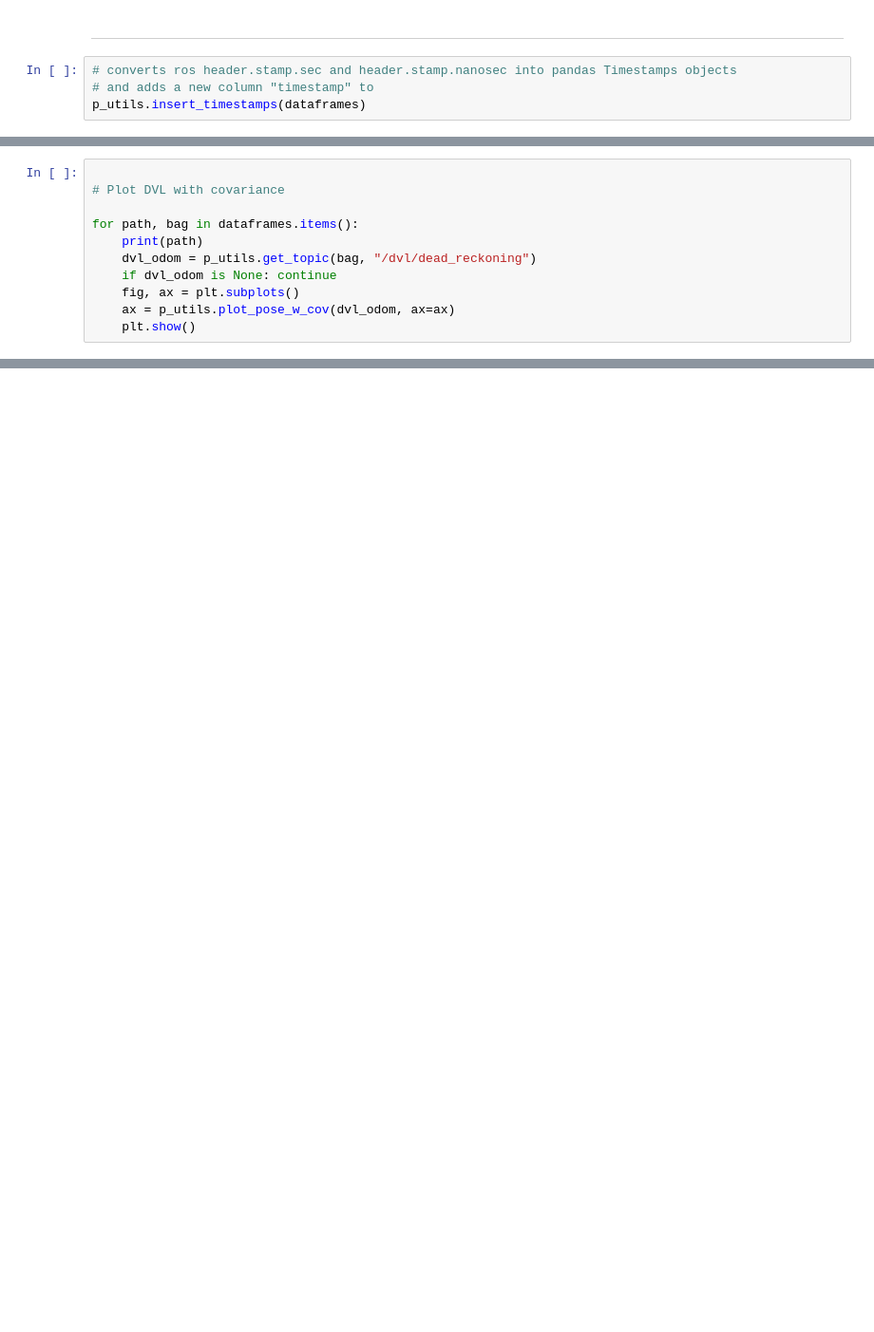
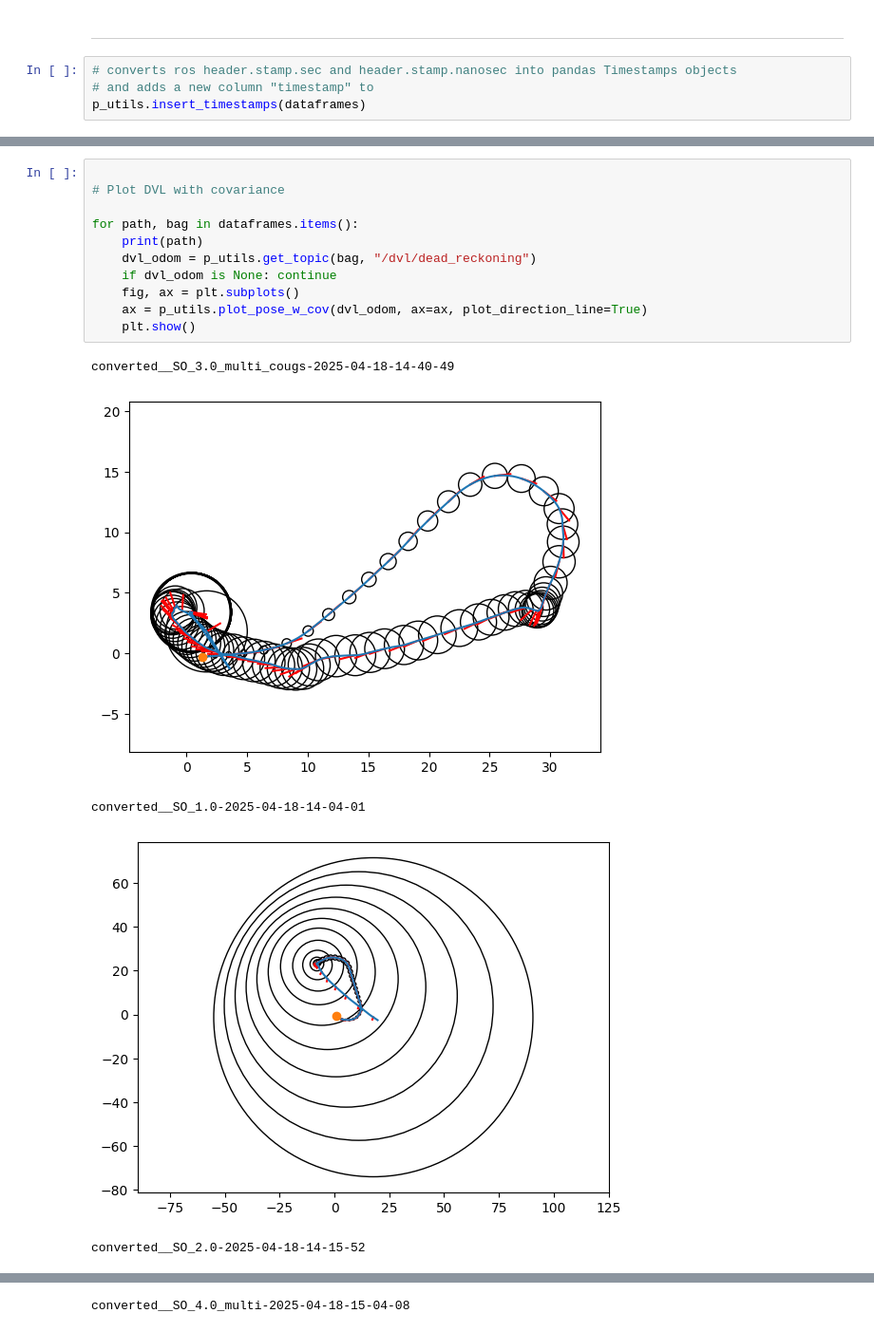
Before and after one commit to BYU-FRoSt-Lab/cougars-base-station, a Jupyter notebook: postprocessing/individual_bag_plots.ipynb, the cells around one changed output, grey strips where cells are left out. Shown at 95% size. Drawn from its saved outputs; the diff is of its cells as text; blank space fills up the shorter version.

Commit message:
Created combined bags plots.  Added direction arrows to xy plot with cov

```diff
--- a/postprocessing/individual_bag_plots.ipynb
+++ b/postprocessing/individual_bag_plots.ipynb
@@ -69,11 +84,17 @@ for path, bag in dataframes.items():
 # %%
 
 # Plot DVL with covariance
 
 for path, bag in dataframes.items():
     print(path)
     dvl_odom = p_utils.get_topic(bag, "/dvl/dead_reckoning")
     if dvl_odom is None: continue
     fig, ax = plt.subplots()
-    ax = p_utils.plot_pose_w_cov(dvl_odom, ax=ax)
+    ax = p_utils.plot_pose_w_cov(dvl_odom, ax=ax, plot_direction_line=True)
     plt.show()
+# %% [output]
+converted__SO_3.0_multi_cougs-2025-04-18-14-40-49
+[figure, added]
+converted__SO_1.0-2025-04-18-14-04-01
+[figure, added]
+converted__SO_2.0-2025-04-18-14-15-52
@@ -79,0 +102 @@ for path, bag in dataframes.items():
+converted__SO_4.0_multi-2025-04-18-15-04-08
```
Also changed, not shown: parts of 4 cells of this notebook, 2 other files.
